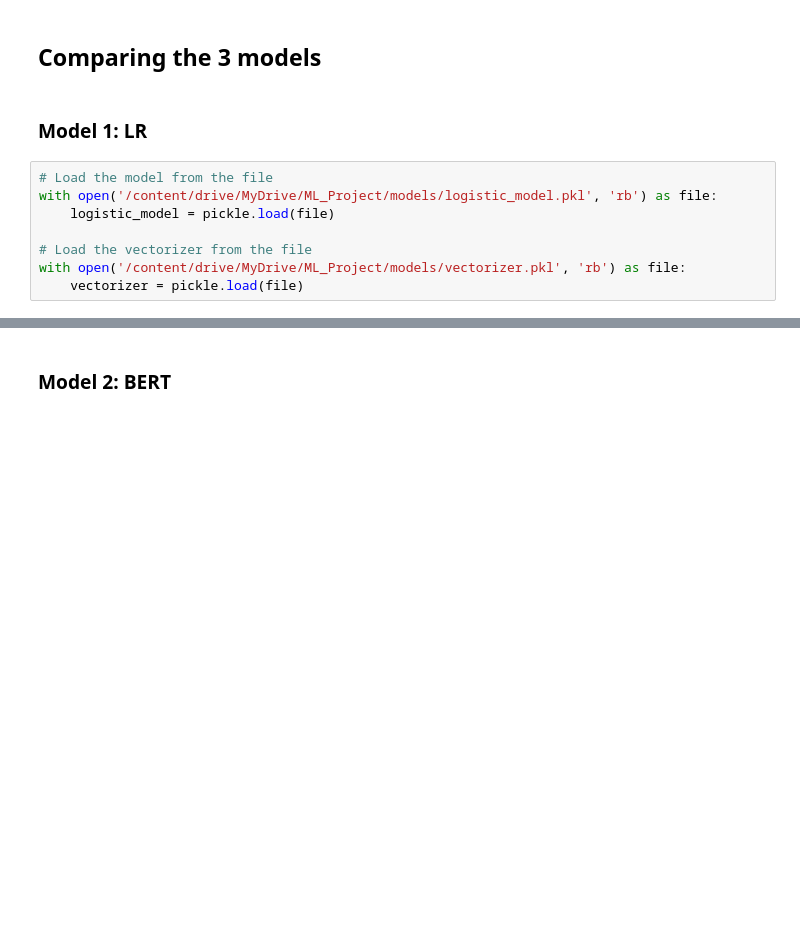
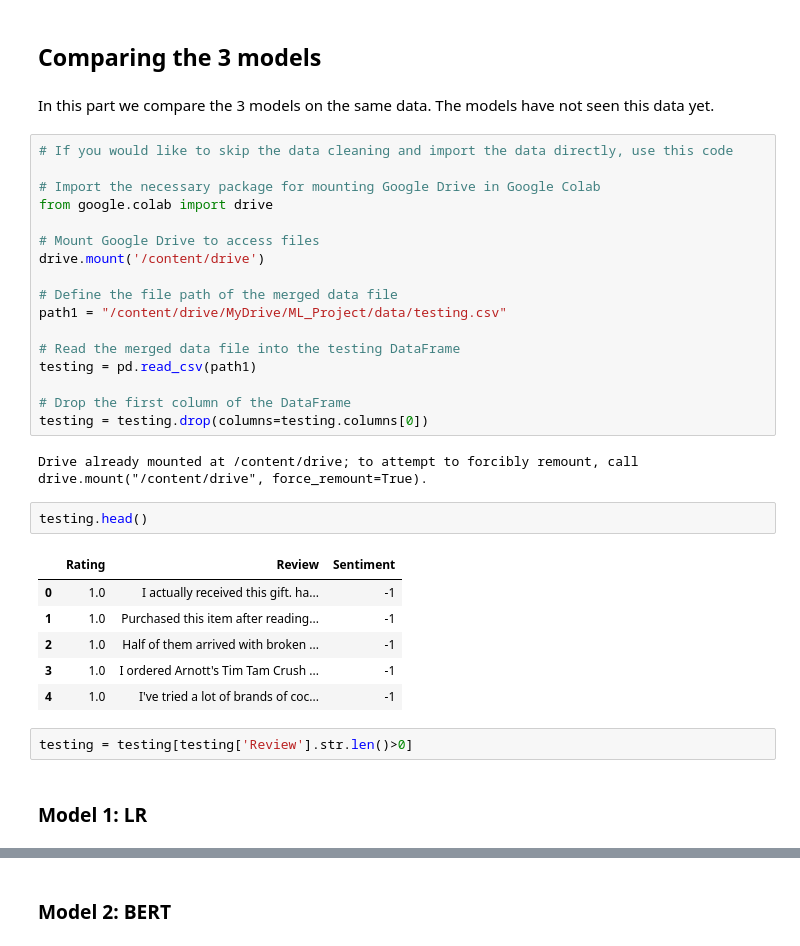
Before and after one commit to schmij03/MLII_Project, a Jupyter notebook: ML_Project_Schmid_Jan.ipynb, the cells around one changed output, grey strips where cells are left out. Saved outputs shown, nothing was run; the diff lists cells and outputs as text; blank space fills up the shorter version.

```diff
--- a/ML_Project_Schmid_Jan.ipynb
+++ b/ML_Project_Schmid_Jan.ipynb
@@ -850,13 +1004,37 @@ Epoch 20, Validation loss: 0.7222006977535784, Validation accuracy: 74.791111111
 torch.save(model_cnn.state_dict(), '/content/drive/MyDrive/ML_Project/models/cnn_model2.pt')
 # %% [markdown]
 ## Comparing the 3 models
+# %% [markdown]
+In this part we compare the 3 models on the same data. The models have not seen this data yet.
+# %%
+# If you would like to skip the data cleaning and import the data directly, use this code
+
+# Import the necessary package for mounting Google Drive in Google Colab
+from google.colab import drive
+
+# Mount Google Drive to access files
+drive.mount('/content/drive')
+
+# Define the file path of the merged data file
+path1 = "/content/drive/MyDrive/ML_Project/data/testing.csv"
+
+# Read the merged data file into the testing DataFrame
+testing = pd.read_csv(path1)
+
+# Drop the first column of the DataFrame
+testing = testing.drop(columns=testing.columns[0])
+# %% [output]
+Drive already mounted at /content/drive; to attempt to forcibly remount, call drive.mount("/content/drive", force_remount=True).
+# %%
+testing.head()
+# %% [output]
+|  | Rating | Review | Sentiment |
+| 0 | 1.0 | I actually received this gift. ha... | -1 |
+| 1 | 1.0 | Purchased this item after reading... | -1 |
+| 2 | 1.0 | Half of them arrived with broken ... | -1 |
+| 3 | 1.0 | I ordered Arnott's Tim Tam Crush ... | -1 |
+| 4 | 1.0 | I've tried a lot of brands of coc... | -1 |
+# %%
+testing = testing[testing['Review'].str.len()>0]
 # %% [markdown]
 ### Model 1: LR
-# %%
-# Load the model from the file
-with open('/content/drive/MyDrive/ML_Project/models/logistic_model.pkl', 'rb') as file:
-    logistic_model = pickle.load(file)
-
-# Load the vectorizer from the file
-with open('/content/drive/MyDrive/ML_Project/models/vectorizer.pkl', 'rb') as file:
-    vectorizer = pickle.load(file)
```
Also changed, not shown: parts of 30 cells of this notebook.
